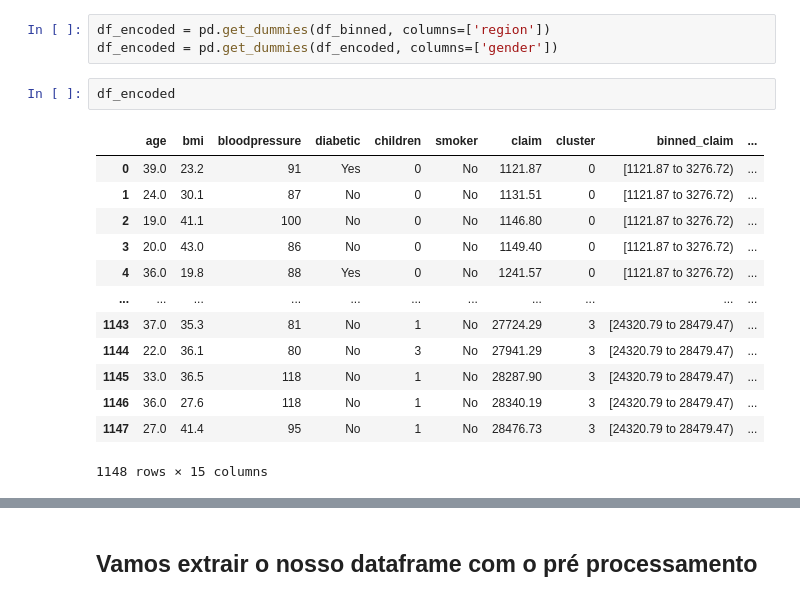
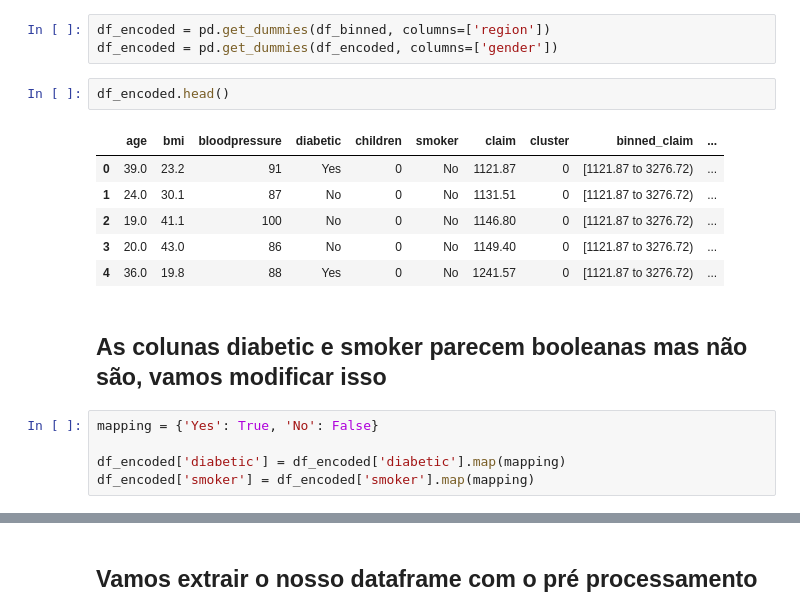
Before and after one commit to TalesVMAlves/Classificador-Seguros, a Jupyter notebook: preProcessamento.ipynb, the cells around one changed output, grey strips where cells are left out. Cells and saved outputs as stored; diff of their text form.

Commit message:
Colunas de diabetes e fumantes para bool

```diff
--- a/preProcessamento.ipynb
+++ b/preProcessamento.ipynb
@@ -204,18 +204,18 @@ df_binned.head()
 df_encoded = pd.get_dummies(df_binned, columns=['region'])
 df_encoded = pd.get_dummies(df_encoded, columns=['gender'])
 # %%
-df_encoded
+df_encoded.head()
 # %% [output]
 |  | age | bmi | bloodpressure | diabetic | children | smoker | claim | cluster | binned_claim | ... |
 | 0 | 39.0 | 23.2 | 91 | Yes | 0 | No | 1121.87 | 0 | [1121.87 to 3276.72) | ... |
 | 1 | 24.0 | 30.1 | 87 | No | 0 | No | 1131.51 | 0 | [1121.87 to 3276.72) | ... |
 | 2 | 19.0 | 41.1 | 100 | No | 0 | No | 1146.80 | 0 | [1121.87 to 3276.72) | ... |
 | 3 | 20.0 | 43.0 | 86 | No | 0 | No | 1149.40 | 0 | [1121.87 to 3276.72) | ... |
 | 4 | 36.0 | 19.8 | 88 | Yes | 0 | No | 1241.57 | 0 | [1121.87 to 3276.72) | ... |
-| ... | ... | ... | ... | ... | ... | ... | ... | ... | ... | ... |
-| 1143 | 37.0 | 35.3 | 81 | No | 1 | No | 27724.29 | 3 | [24320.79 to 28479.47) | ... |
-| 1144 | 22.0 | 36.1 | 80 | No | 3 | No | 27941.29 | 3 | [24320.79 to 28479.47) | ... |
-| 1145 | 33.0 | 36.5 | 118 | No | 1 | No | 28287.90 | 3 | [24320.79 to 28479.47) | ... |
-| 1146 | 36.0 | 27.6 | 118 | No | 1 | No | 28340.19 | 3 | [24320.79 to 28479.47) | ... |
-| 1147 | 27.0 | 41.4 | 95 | No | 1 | No | 28476.73 | 3 | [24320.79 to 28479.47) | ... |
-1148 rows × 15 columns
+# %% [markdown]
+## As colunas diabetic e smoker parecem booleanas mas não são, vamos modificar isso
+# %%
+mapping = {'Yes': True, 'No': False}
+
+df_encoded['diabetic'] = df_encoded['diabetic'].map(mapping)
+df_encoded['smoker'] = df_encoded['smoker'].map(mapping)
```
Also changed, not shown: parts of 2 cells of this notebook.
